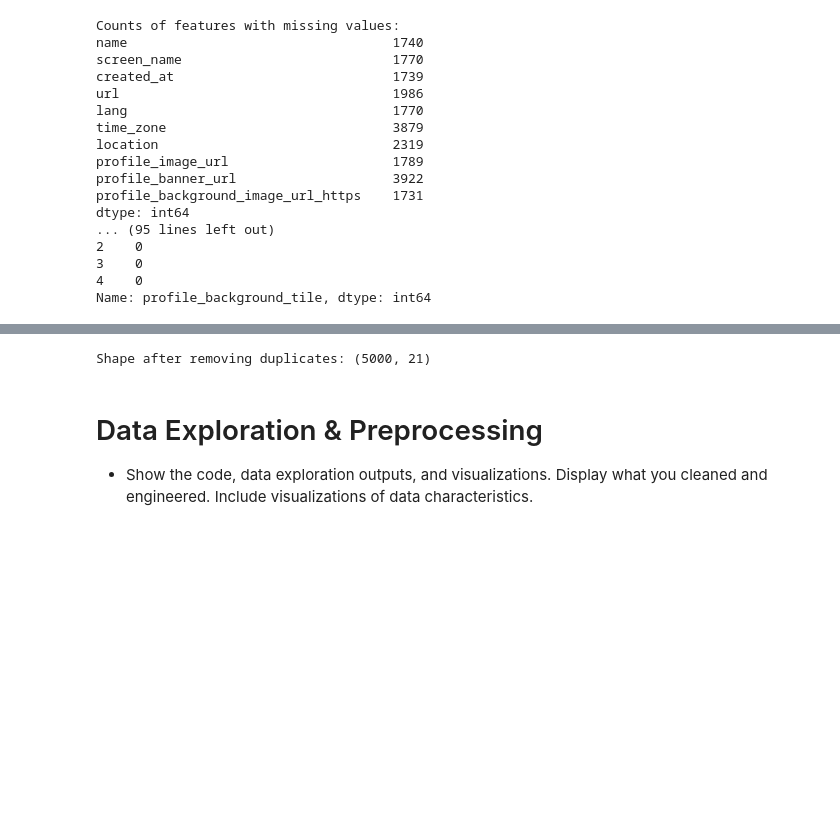
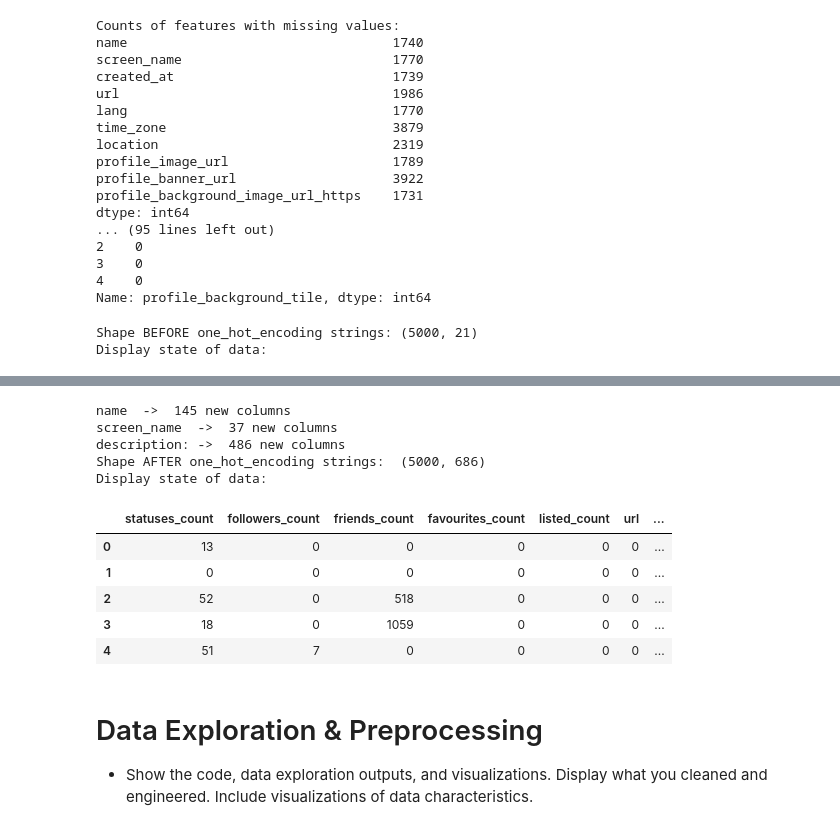
Before and after one commit to Rohan-Yelandur/ml1-final-project, a Jupyter notebook: project_rome.ipynb, the cells around one changed output, grey strips where cells are left out. Drawn from its saved outputs; the diff is of its cells as text; code cells hidden in the pictures; blank space fills up the shorter version.

```diff
--- a/project_rome.ipynb
+++ b/project_rome.ipynb
@@ -90,6 +90,8 @@ dtype: int64
 4    0
 Name: profile_background_tile, dtype: int64
 # %%
+from sklearn.feature_extraction.text import CountVectorizer
+
 # reference date for account age = crawl time of the data (latest 'updated' timestamp), grabbed before 'updated' is dropped
 reference_date = pd.to_datetime(df['updated'], errors='coerce').max().tz_localize('UTC')
 
@@ -126,40 +128,93 @@ df = df.drop(columns=['created_at'])
 
 # location -> has_location (1 = location filled in, 0 = missing)
 def has_value(x):
     return 0 if pd.isna(x) or str(x).strip() in ('', '0', '0.0') else 1
 df['has_location'] = df['location'].map(has_value).astype(int)
 df = df.drop(columns=['location'])
 
 # color columns -> is_default flags (1 = Twitter's default color, 0 = custom or missing)
 df['is_default_text_color'] = (df['profile_text_color'] == '333333').astype(int)
 df['is_default_background_color'] = (df['profile_background_color'] == 'C0DEED').astype(int)
 df['is_default_link_color'] = (df['profile_link_color'] == '0084B4').astype(int)
 df = df.drop(columns=['profile_text_color', 'profile_background_color', 'profile_link_color'])
 
 # make all floats to be truncated into ints
 # uses cols_that_should_be_int from previous cell
 df[cols_that_should_be_int] = df[cols_that_should_be_int].fillna(0).astype(int)
 
 # make all NaN's int 0's as well
 df = df.fillna(0)
 
+#remove duplicate rows
+df = df.drop_duplicates().reset_index(drop=True)
+print('Shape BEFORE one_hot_encoding strings:', df.shape)
+print("Display state of data:")
+display(df.head())
+
+# Converting name and screen_name to char counts, and decsription to word counts:
+def clean_text(x):
+    if pd.isna(x):
+        return ""
+    s = str(x).strip()
+    return "" if s in ("0", "0.0", "-0.0") else s
+for col in ["name", "screen_name", "description"]:
+    df[col] = df[col].map(clean_text)
+
+# Convert name and screen_name to per character counts:
+for col in ["name", "screen_name"]:
+    char_vec = CountVectorizer(analyzer="char", lowercase=True, ngram_range=(1, 1))
+    X_char = char_vec.fit_transform(df[col])
+    char_df = pd.DataFrame(
+        X_char.toarray(),
+        columns = [col + "_char_" + c for c in char_vec.get_feature_names_out()],
+        index = df.index,
+    )
+    print(col, " -> ", char_df.shape[1], "new columns")
+    df = pd.concat([df, char_df], axis = 1)
+# Convert description into word counts:
+word_vec = CountVectorizer(
+    binary=False,       # Set to False to get actual word counts
+    min_df = 10,         # keep only words that appear in at least 10 descriptions
+    max_features=500, # hard cap on the number of columns
+)
+X_words = word_vec.fit_transform(df["description"])
+word_df = pd.DataFrame(
+    X_words.toarray(),
+    columns=["desc_word_" + w for w in word_vec.get_feature_names_out()],
+    index = df.index,
+)
+print("description: -> ", word_df.shape[1], "new columns") # new
+df = pd.concat([df, word_df], axis=1)
+df = df.drop(columns = ["name", "screen_name", "description"]) # old columns dropped after one_hot_encoding
+
+# Note: Could also convert string features (name, screen_name, description) to be int lengths instead,
+# which would be much simpler, but would remove lots of potentially valuable data...
+
 # (no one-hot encoding needed anymore: the colors/urls that were one-hot encoded are now dropped or turned into flags,
 # and profile_use_background_image stays as its binarized 0/1 column)
+print("Shape AFTER one_hot_encoding strings: ", df.shape)
+print("Display state of data:")
 display(df.head())
-
-#remove duplicate rows
-df = df.drop_duplicates().reset_index(drop=True)
-print('Shape after removing duplicates:', df.shape)
-
-# still need to conside if there were any columns that were supposed to be one-hot-encoded that weren't?...
 # %% [output]
+Shape BEFORE one_hot_encoding strings: (5000, 21)
+Display state of data:
 |  | name | screen_name | statuses_count | followers_count | friends_count | favourites_count | listed_count | ... |
 | 0 | Lavona Keller | kellervxg | 13 | 0 | 0 | 0 | 0 | ... |
 | 1 | Elizabet Graves | 0 | 0 | 0 | 0 | 0 | 0 | ... |
 | 2 | Estelle Santos | estellesant | 52 | 0 | 518 | 0 | 0 | ... |
 | 3 | Patsy Weiss | patsyyor | 18 | 0 | 1059 | 0 | 0 | ... |
 | 4 | Cindy Cook | 0 | 51 | 7 | 0 | 0 | 0 | ... |
-Shape after removing duplicates: (5000, 21)
+name  ->  145 new columns
+screen_name  ->  37 new columns
+description: ->  486 new columns
+Shape AFTER one_hot_encoding strings:  (5000, 686)
+Display state of data:
+|  | statuses_count | followers_count | friends_count | favourites_count | listed_count | url | ... |
+| 0 | 13 | 0 | 0 | 0 | 0 | 0 | ... |
+| 1 | 0 | 0 | 0 | 0 | 0 | 0 | ... |
+| 2 | 52 | 0 | 518 | 0 | 0 | 0 | ... |
+| 3 | 18 | 0 | 1059 | 0 | 0 | 0 | ... |
+| 4 | 51 | 7 | 0 | 0 | 0 | 0 | ... |
 # %% [markdown]
 # Data Exploration & Preprocessing
 - Show the code, data exploration outputs, and visualizations. Display what you cleaned and engineered. Include visualizations of data characteristics.
```
Also changed, not shown: parts of 1 cell of this notebook.
